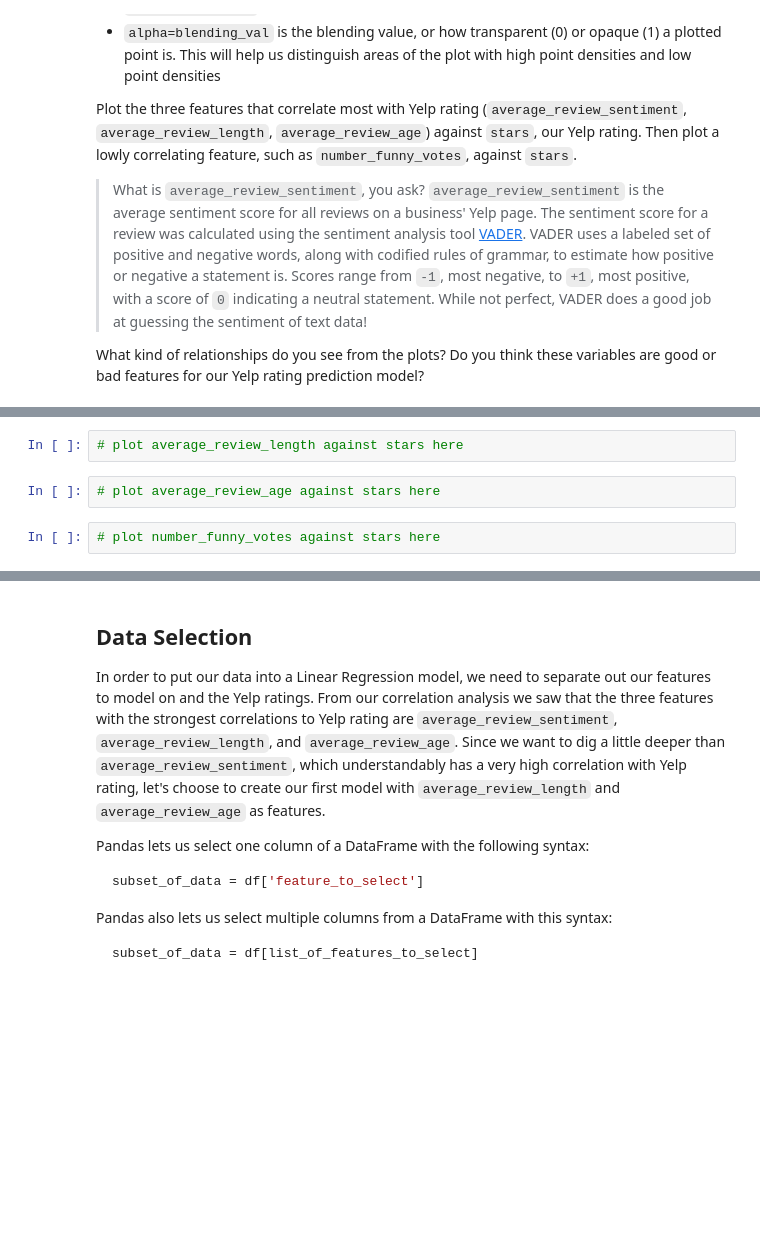
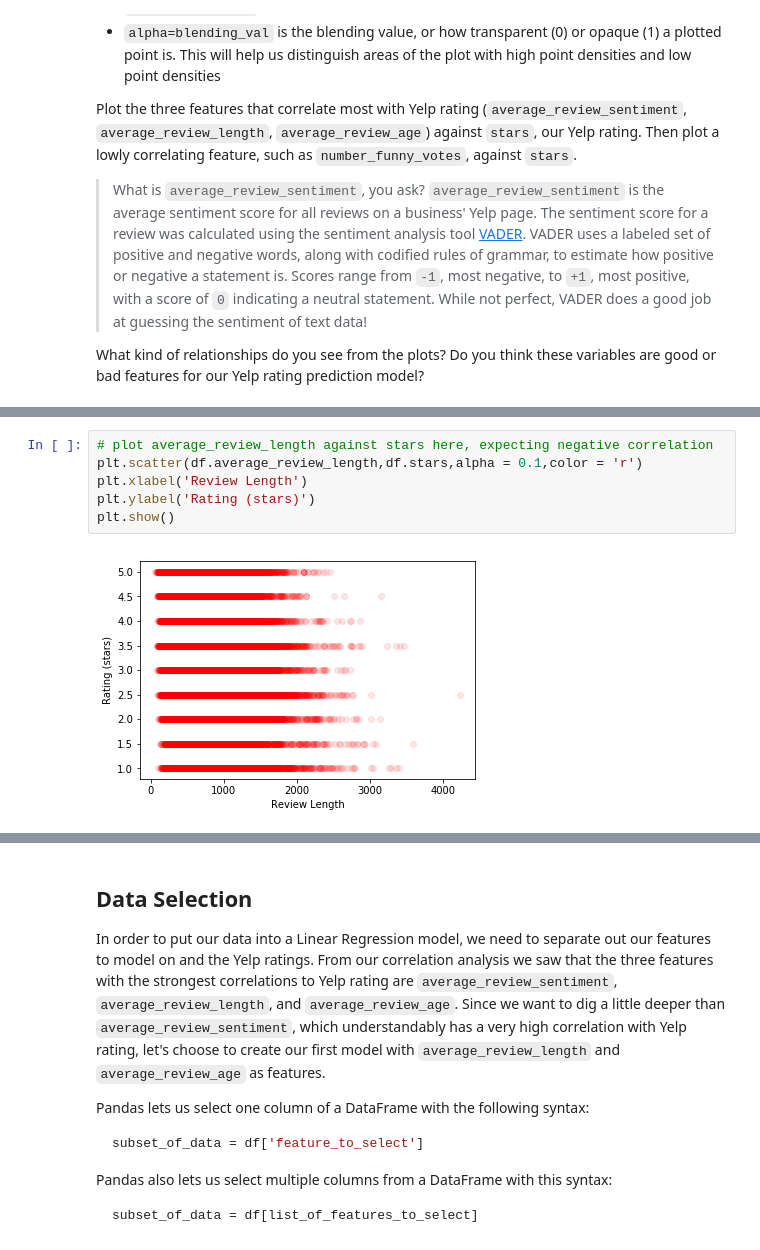
Before and after one commit to m4ese/codecademy, a Jupyter notebook: yelp_regression_project/yelp_regression.ipynb, the cells around one changed output, grey strips where cells are left out. Saved outputs shown, nothing was run; the diff lists cells and outputs as text; blank space fills up the shorter version.

```diff
--- a/yelp_regression_project/yelp_regression.ipynb
+++ b/yelp_regression_project/yelp_regression.ipynb
@@ -256,6 +329,8 @@ from matplotlib import pyplot as plt
-# %%
-# plot average_review_length against stars here
-# %%
-# plot average_review_age against stars here
-# %%
-# plot number_funny_votes against stars here
+# %%
+# plot average_review_length against stars here, expecting negative correlation
+plt.scatter(df.average_review_length,df.stars,alpha = 0.1,color = 'r')
+plt.xlabel('Review Length')
+plt.ylabel('Rating (stars)')
+plt.show()
+# %% [output]
+[figure, added]
```
Also changed, not shown: parts of 29 cells of this notebook.
